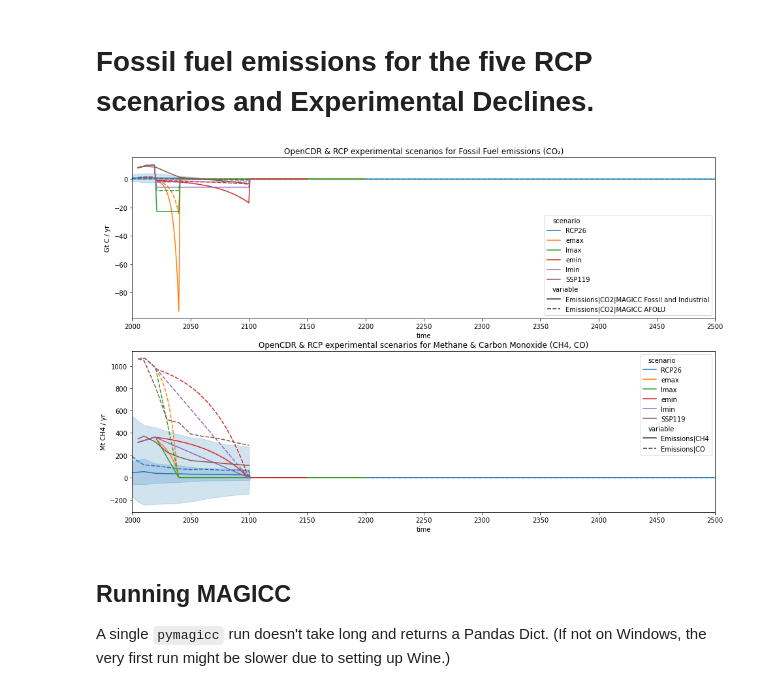
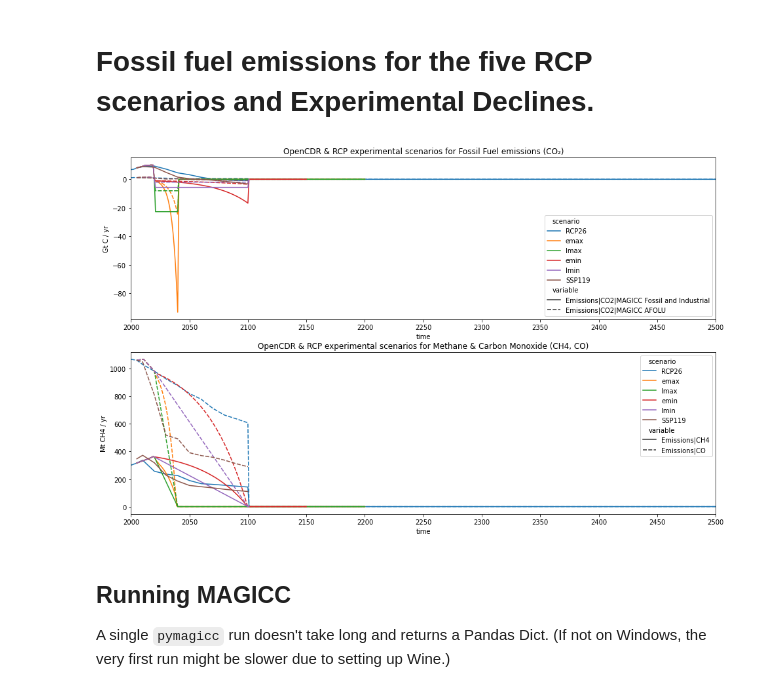
Before and after one commit to hsbay/cdrmex, a Jupyter notebook: ONCtests.ipynb, the cells around one changed output. Saved outputs shown, nothing was run; the diff lists cells and outputs as text; code cells hidden in the pictures.

Commit message:
Switched region to World to fix shading on graphing emissions.

```diff
--- a/ONCtests.ipynb
+++ b/ONCtests.ipynb
@@ -235,24 +235,24 @@ for g in declines[3].filter(
 # %%
 x = (datetime(2000, 1, 1), datetime(magcfg["endyear"], 1, 1))
 pret="OpenCDR & RCP experimental scenarios for "
 gtgvar = "*CO2|MAGICC Fossil and Industrial", "*CO2|MAGICC AFOLU*"
 mtgvar = "*Emissions|CH4", "*Emissions|CO"
 list = [gtgvar,mtgvar]
 title = [pret + "Fossil Fuel emissions (CO₂)",
          pret + "Methane & Carbon Monoxide (CH4, CO)"]
 mdata = MAGICCData(rcp26)
 for scen in declines:
     mdata = mdata.append(scen)
 fig, axes = plt.subplots(2,1, figsize = (16, 10))
 for n,var in enumerate(list):
     varun = var[(n-1)]
-    test = mdata.filter(variable=var).lineplot(hue="scenario", style="variable", ax=axes[n])
+    test = mdata.filter(region="World", variable=var).lineplot(hue="scenario", style="variable", ax=axes[n])
     ylab = declines[0].filter(region="World", variable=varun)["unit"].iloc[[0]].all()
     axes[n].set_ylabel(ylab)
     axes[n].set_title(title[n])
     axes[n].set_xlim(x)
 # %% [output]
-[figure, old version]
+[figure, new version]
 # %% [markdown]
 ## Running MAGICC
 
```
Also changed, not shown: parts of 2 cells of this notebook.
